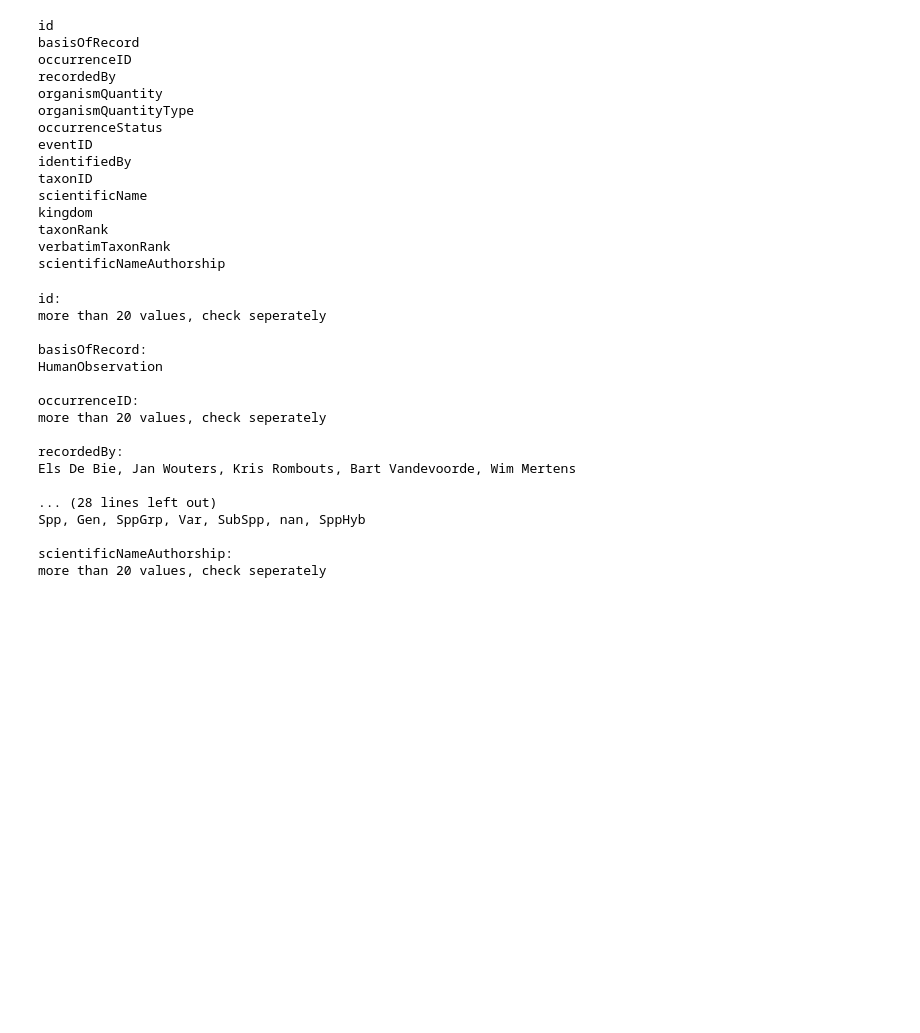
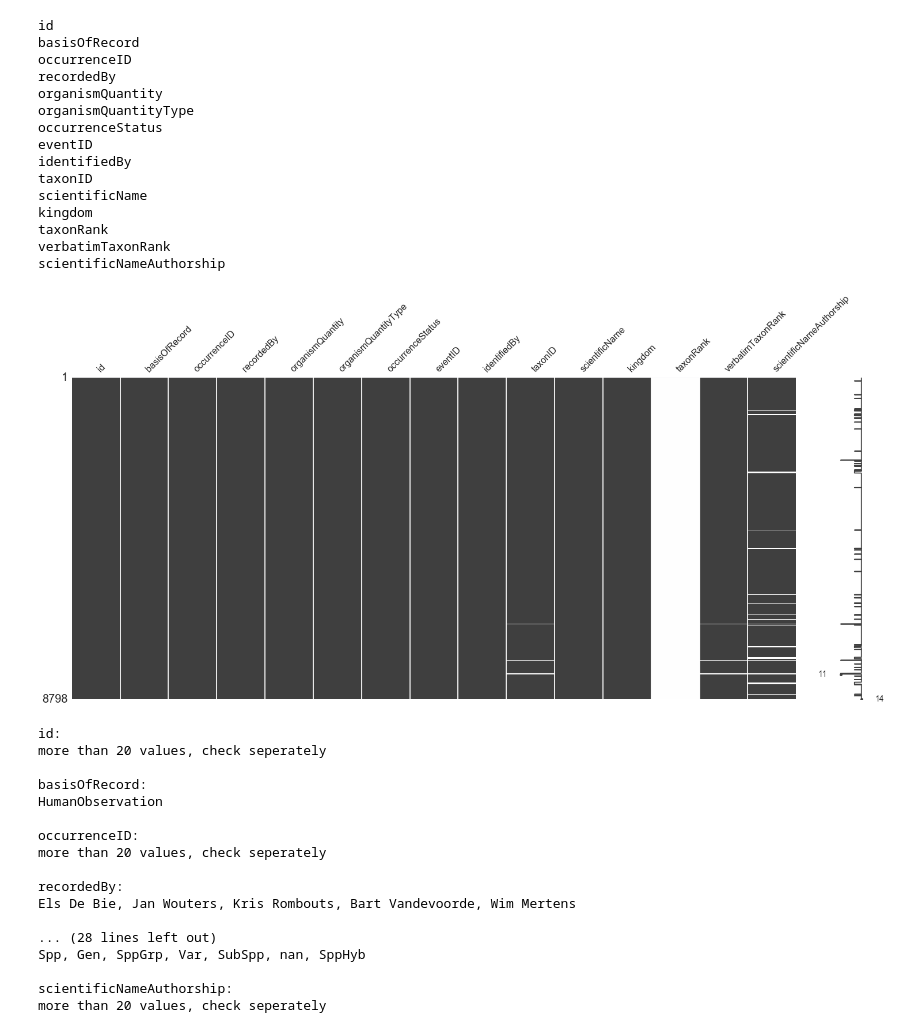
Before and after one commit to inbo/data-publication, a Jupyter notebook: datasets/inboveg-niche-vlaanderen-events/scripts/verify-mapping.ipynb, the cells around one changed output. Cells and saved outputs as stored; diff of their text form; code cells hidden in the pictures; blank space fills up the shorter version.

```diff
--- a/datasets/inboveg-niche-vlaanderen-events/scripts/verify-mapping.ipynb
+++ b/datasets/inboveg-niche-vlaanderen-events/scripts/verify-mapping.ipynb
@@ -108,6 +115,10 @@ kingdom
 taxonRank
 verbatimTaxonRank
 scientificNameAuthorship
+# %%
+msno.matrix(occurrences)
+# %% [output]
+[figure, added]
 # %%
 print_unique_values(occurrences)
 # %% [output]
```
Also changed, not shown: parts of 5 cells of this notebook, 1 other file.
